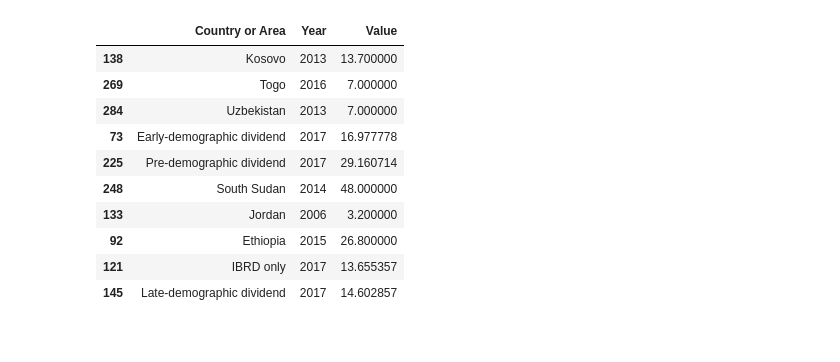
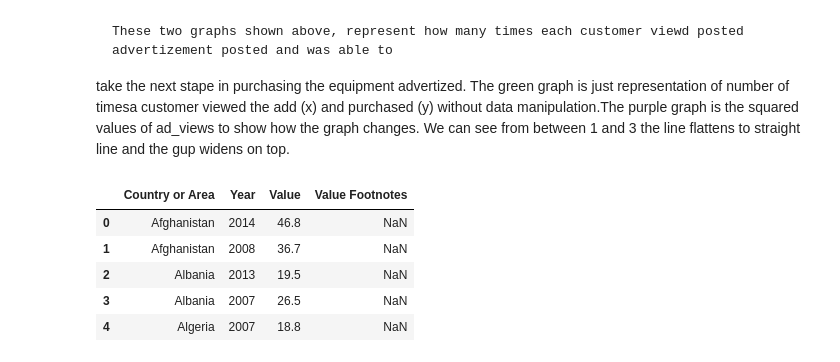
Before and after one commit to Afewerk/Data-Science, a Jupyter notebook: Assignment-plotting-basics.ipynb, the cells around one changed output. Saved outputs shown, nothing was run; the diff lists cells and outputs as text; code cells hidden in the pictures.

```diff
--- a/Assignment-plotting-basics.ipynb
+++ b/Assignment-plotting-basics.ipynb
@@ -48,20 +43,17 @@ show how the graph changes. We can see from between 1 and 3 the line flattens to
+# %% [markdown]
+    These two graphs shown above, represent how many times each customer viewd posted advertizement posted and was able to
+take the next stape in purchasing the equipment advertized. The green graph is just representation of number of timesa customer
+viewed the add (x) and purchased (y) without data manipulation.The purple graph is the squared values of ad_views to show how
+the graph changes. We can see from between 1 and 3 the line flattens to straight line and the gup widens on top.
 # %%
 #Lets look at another set of data
 data = pd.read_csv('data/UNdata_international_bribary.csv')
 df1 = pd.DataFrame(data)
-
-del df1['Value Footnotes'] #This column has nothing usable but all NAN
-df1_1 = df1.sample(10)
-df1_1
+df1.head(5)
 # %% [output]
-|  | Country or Area | Year | Value |
-| 138 | Kosovo | 2013 | 13.700000 |
-| 269 | Togo | 2016 | 7.000000 |
-| 284 | Uzbekistan | 2013 | 7.000000 |
-| 73 | Early-demographic dividend | 2017 | 16.977778 |
-| 225 | Pre-demographic dividend | 2017 | 29.160714 |
-| 248 | South Sudan | 2014 | 48.000000 |
-| 133 | Jordan | 2006 | 3.200000 |
-| 92 | Ethiopia | 2015 | 26.800000 |
-| 121 | IBRD only | 2017 | 13.655357 |
-| 145 | Late-demographic dividend | 2017 | 14.602857 |
+|  | Country or Area | Year | Value | Value Footnotes |
+| 0 | Afghanistan | 2014 | 46.8 | NaN |
+| 1 | Afghanistan | 2008 | 36.7 | NaN |
+| 2 | Albania | 2013 | 19.5 | NaN |
+| 3 | Albania | 2007 | 26.5 | NaN |
+| 4 | Algeria | 2007 | 18.8 | NaN |
```
Also changed, not shown: parts of 11 cells of this notebook.
